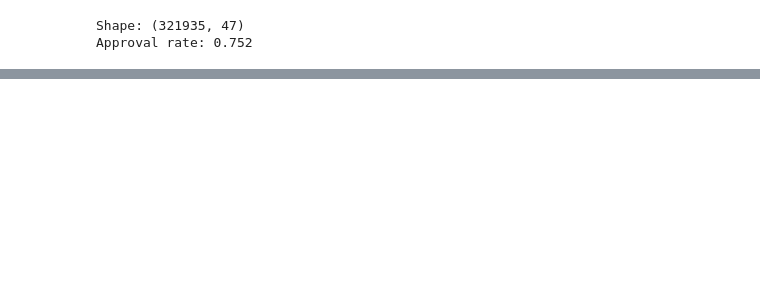
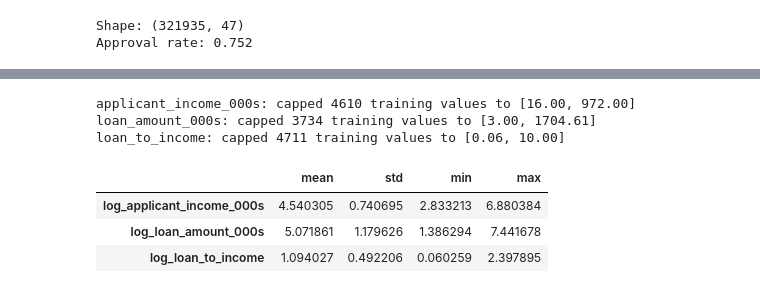
Before and after one commit to Break-Through-Tech/Fair-Lending-1B-mortgage-approval-and-denial-prediction, a Jupyter notebook: notebooks/Feature_Engineering.ipynb, the cells around one changed output, grey strips where cells are left out. Saved outputs shown, nothing was run; the diff lists cells and outputs as text; code cells hidden in the pictures; blank space fills up the shorter version.

```diff
--- a/notebooks/Feature_Engineering.ipynb
+++ b/notebooks/Feature_Engineering.ipynb
@@ -225,0 +301,25 @@ Model inputs: 15 categorical, 9 numeric, 2 binary columns
+# %%
+bounds = {c: tuple(np.nanpercentile(X_train[c].to_numpy(dtype=float), WINSOR_LIMITS)) for c in LOG_SOURCE_COLS}
+
+def cap_and_log(frame):
+    out = pd.DataFrame(index=frame.index)
+    for src, dst in zip(LOG_SOURCE_COLS, LOG_COLS):
+        lo, hi = bounds[src]
+        out[dst] = np.log1p(frame[src].clip(lower=lo, upper=hi))
+    return out
+
+for col, (lo, hi) in bounds.items():
+    n_capped = ((X_train[col] < lo) | (X_train[col] > hi)).sum()
+    print(f'{col}: capped {n_capped} training values to [{lo:.2f}, {hi:.2f}]')
+
+train_log = cap_and_log(X_train)
+test_log = cap_and_log(X_test)
+train_log.describe().T[['mean', 'std', 'min', 'max']]
+# %% [output]
+applicant_income_000s: capped 4610 training values to [16.00, 972.00]
+loan_amount_000s: capped 3734 training values to [3.00, 1704.61]
+loan_to_income: capped 4711 training values to [0.06, 10.00]
+|  | mean | std | min | max |
+| log_applicant_income_000s | 4.540305 | 0.740695 | 2.833213 | 6.880384 |
+| log_loan_amount_000s | 5.071861 | 1.179626 | 1.386294 | 7.441678 |
+| log_loan_to_income | 1.094027 | 0.492206 | 0.060259 | 2.397895 |
```
Also changed, not shown: parts of 37 cells of this notebook, 9 other files.
